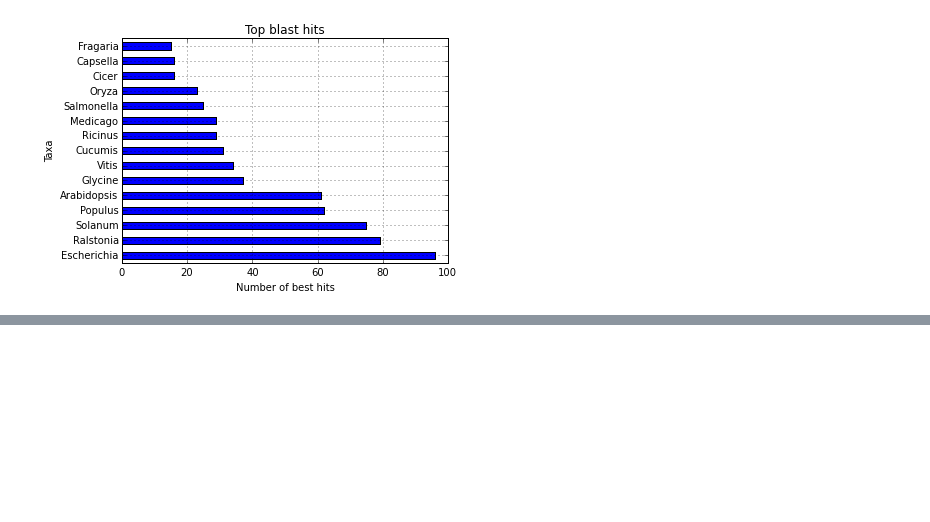
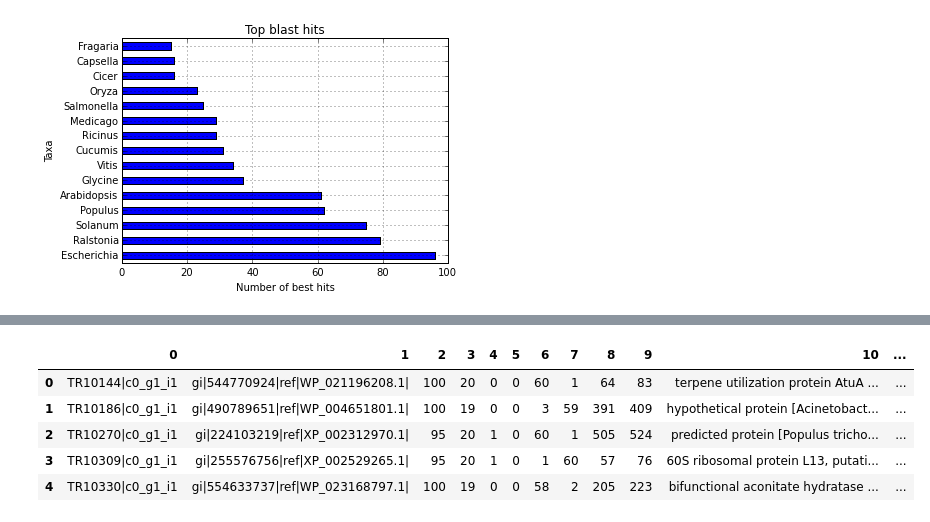
Before and after one commit to Perugolate/blastplus-parsing, a Jupyter notebook: parse_blast_tax_names_eg.ipynb, the cells around one changed output, grey strips where cells are left out. Cells and saved outputs as stored; diff of their text form; code cells hidden in the pictures; blank space fills up the shorter version.

```diff
--- a/parse_blast_tax_names_eg.ipynb
+++ b/parse_blast_tax_names_eg.ipynb
@@ -77,0 +82,5 @@ python blastplus_taxa_barh.py outfmt6.all.uniq 13 15 taxa_plot.png
+# %%
+%matplotlib inline
+blast_data = blast_in("outfmt6.all.uniq")
+topfreq_desc = genus(blast_data, int(12),int(15))
+plot_in(topfreq_desc)
@@ -77,0 +89,9 @@ python blastplus_taxa_barh.py outfmt6.all.uniq 13 15 taxa_plot.png
+# %%
+blast_data.head()
+# %% [output]
+|  | 0 | 1 | 2 | 3 | 4 | 5 | 6 | 7 | 8 | 9 | 10 | ... |
+| 0 | TR10144|c0_g1_i1 | gi|544770924|ref|WP_021196208.1| | 100 | 20 | 0 | 0 | 60 | 1 | 64 | 83 | terpene utilization protein AtuA ... | ... |
+| 1 | TR10186|c0_g1_i1 | gi|490789651|ref|WP_004651801.1| | 100 | 19 | 0 | 0 | 3 | 59 | 391 | 409 | hypothetical protein [Acinetobact... | ... |
+| 2 | TR10270|c0_g1_i1 | gi|224103219|ref|XP_002312970.1| | 95 | 20 | 1 | 0 | 60 | 1 | 505 | 524 | predicted protein [Populus tricho... | ... |
+| 3 | TR10309|c0_g1_i1 | gi|255576756|ref|XP_002529265.1| | 95 | 20 | 1 | 0 | 1 | 60 | 57 | 76 | 60S ribosomal protein L13, putati... | ... |
+| 4 | TR10330|c0_g1_i1 | gi|554633737|ref|WP_023168797.1| | 100 | 19 | 0 | 0 | 58 | 2 | 205 | 223 | bifunctional aconitate hydratase ... | ... |
```
Also changed, not shown: parts of 6 cells of this notebook, 2 other files.
